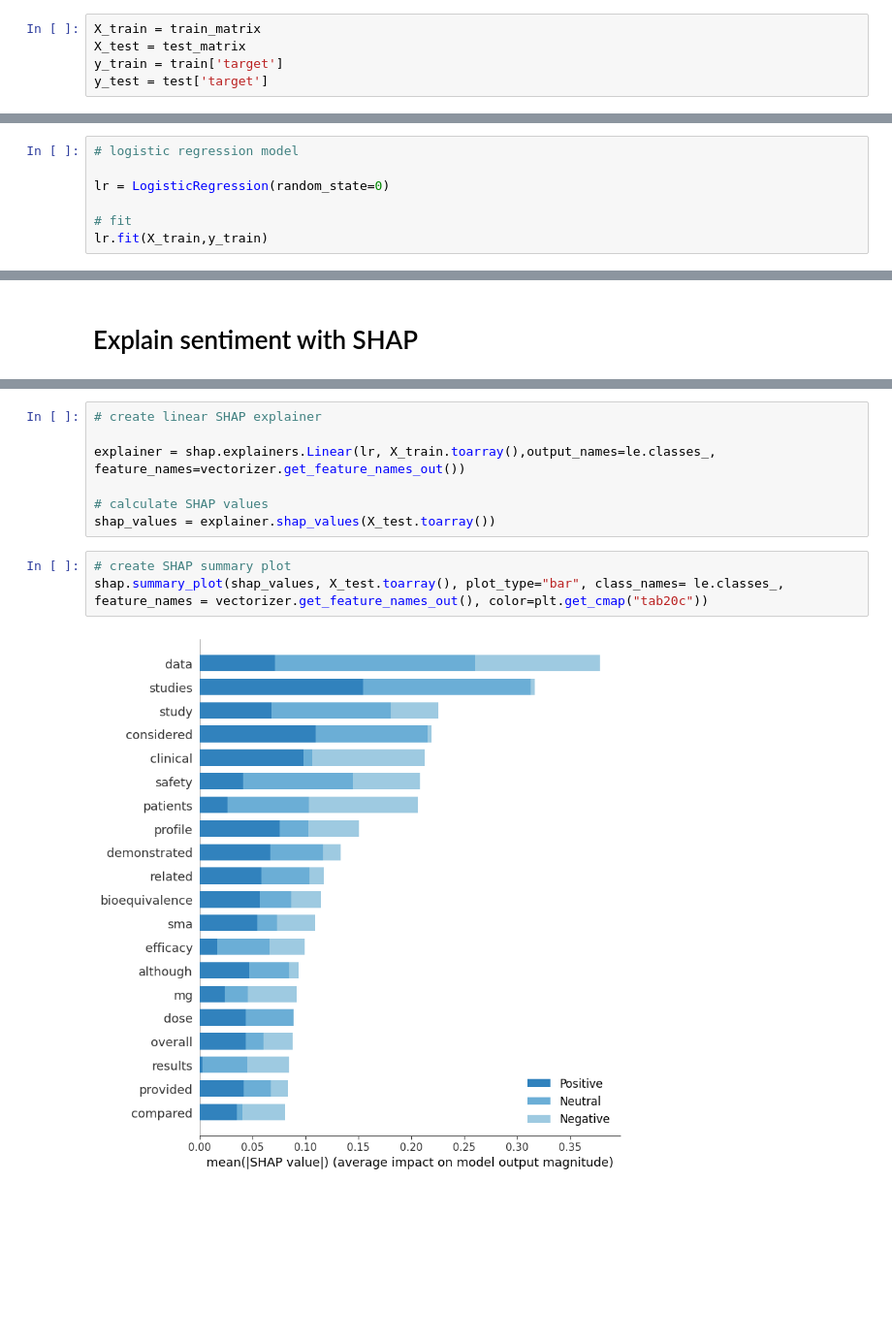
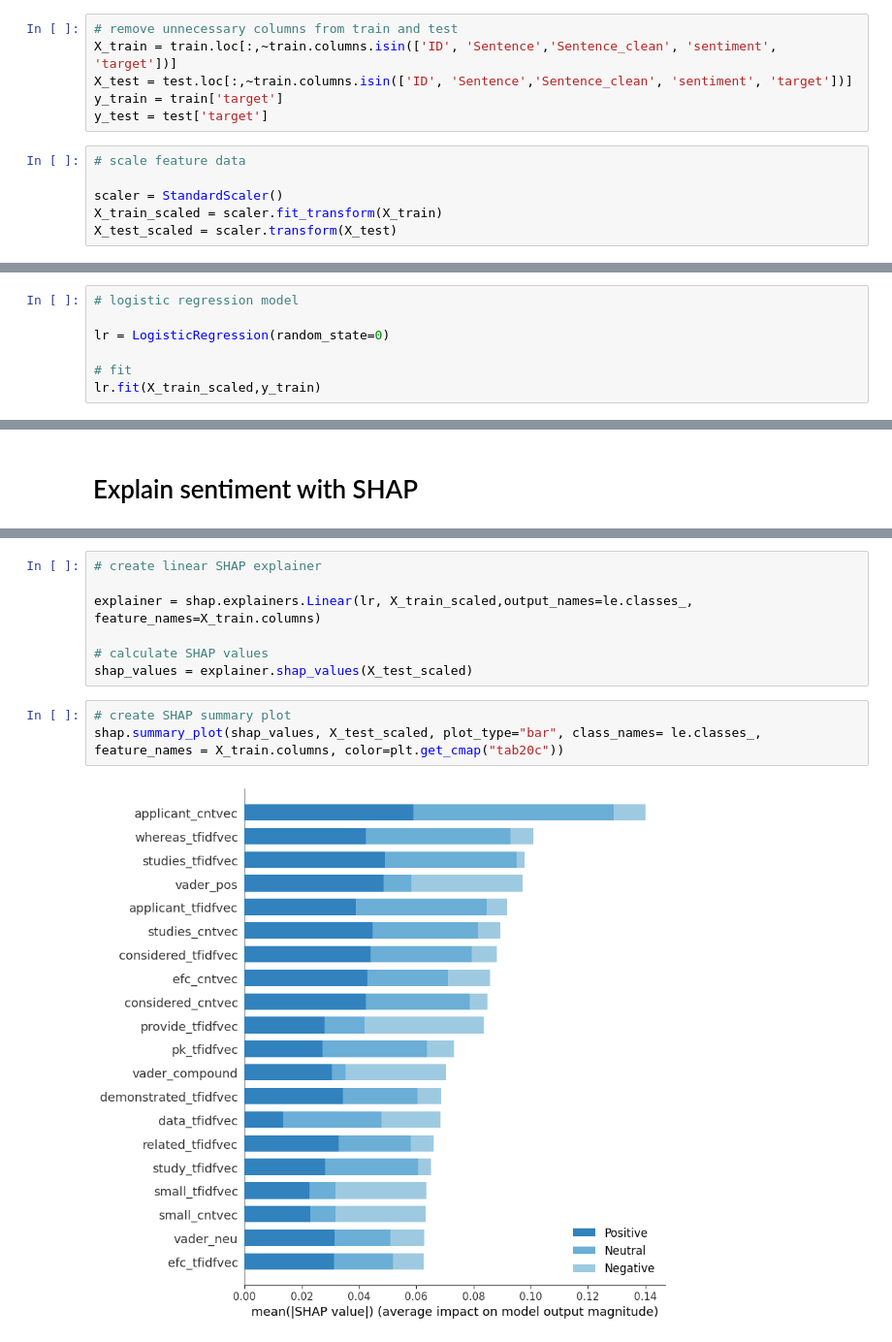
Before and after one commit to sbuttler/EPAR_sentiment_analysis, a Jupyter notebook: Logistic_regression_model.ipynb, the cells around one changed output, grey strips where cells are left out. Shown at 97% size. Cells and saved outputs as stored; diff of their text form; blank space fills up the shorter version.

```diff
--- a/Logistic_regression_model.ipynb
+++ b/Logistic_regression_model.ipynb
@@ -60,5 +108,12 @@ test_matrix = vectorizer.transform(test['Sentence_clean'])
 # %%
-X_train = train_matrix
-X_test = test_matrix
+# remove unnecessary columns from train and test
+X_train = train.loc[:,~train.columns.isin(['ID', 'Sentence','Sentence_clean', 'sentiment', 'target'])]
+X_test = test.loc[:,~train.columns.isin(['ID', 'Sentence','Sentence_clean', 'sentiment', 'target'])]
 y_train = train['target']
 y_test = test['target']
+# %%
+# scale feature data
+
+scaler = StandardScaler()
+X_train_scaled = scaler.fit_transform(X_train)
+X_test_scaled = scaler.transform(X_test)
@@ -68,7 +125,7 @@ y_test = test['target']
 lr = LogisticRegression(random_state=0)
 
 # fit
-lr.fit(X_train,y_train)
+lr.fit(X_train_scaled,y_train)
 # %% [output]
 LogisticRegression(random_state=0)
 # %%
@@ -107,15 +164,15 @@ shap.initjs()
 # %%
 # create linear SHAP explainer
 
-explainer = shap.explainers.Linear(lr, X_train.toarray(),output_names=le.classes_, feature_names=vectorizer.get_feature_names_out())
+explainer = shap.explainers.Linear(lr, X_train_scaled,output_names=le.classes_, feature_names=X_train.columns)
 
 # calculate SHAP values
-shap_values = explainer.shap_values(X_test.toarray())
+shap_values = explainer.shap_values(X_test_scaled)
 # %%
 # create SHAP summary plot
-shap.summary_plot(shap_values, X_test.toarray(), plot_type="bar", class_names= le.classes_, feature_names = vectorizer.get_feature_names_out(), color=plt.get_cmap("tab20c"))
+shap.summary_plot(shap_values, X_test_scaled, plot_type="bar", class_names= le.classes_, feature_names = X_train.columns, color=plt.get_cmap("tab20c"))
 # %% [output]
-[figure, old version]
+[figure, new version]
 # %%
 # create SHAP force plot for positive instance
 
```
Also changed, not shown: parts of 23 cells of this notebook, 2 other files.
